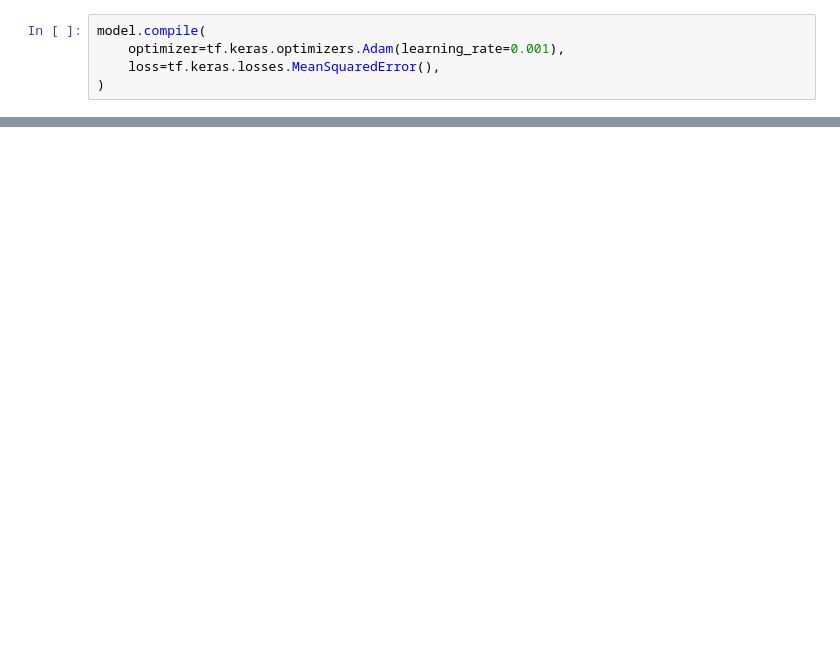
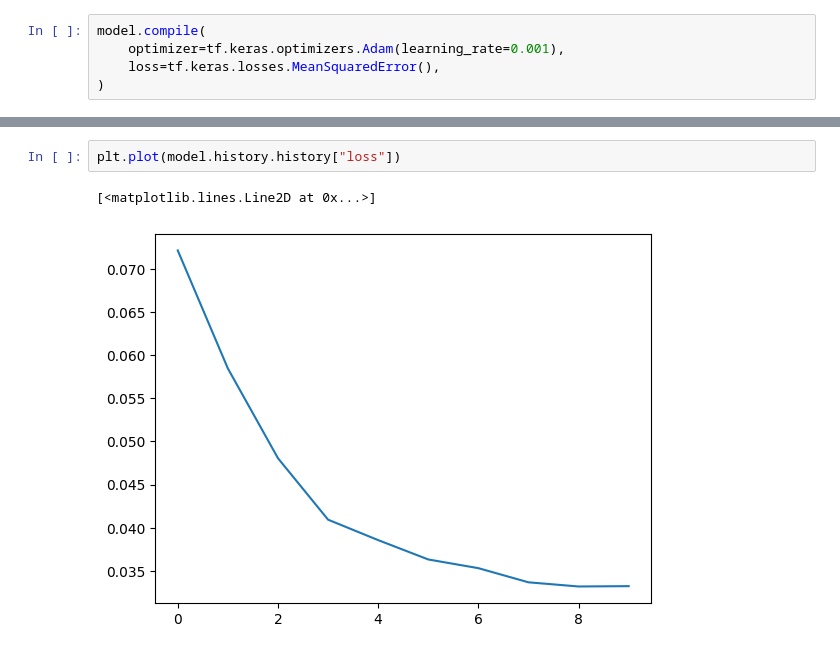
Before and after one commit to Tremirre/cv-image-inpainting, a Jupyter notebook: notebooks/data_pipeline_preview.ipynb, the cells around one changed output, grey strips where cells are left out. Drawn from its saved outputs; the diff is of its cells as text; blank space fills up the shorter version.

```diff
--- a/notebooks/data_pipeline_preview.ipynb
+++ b/notebooks/data_pipeline_preview.ipynb
@@ -103,4 +117,9 @@ Epoch 10/10
 <keras.callbacks.History at 0x...>
+# %%
+plt.plot(model.history.history["loss"])
+# %% [output]
+[<matplotlib.lines.Line2D at 0x...>]
+[figure, added]
 # %%
 def recast_to_image(tensor: tf.Tensor) -> np.ndarray:
     return tf.cast(tensor * 255, tf.uint8).numpy()
```
Also changed, not shown: parts of 6 cells of this notebook, 1 other file.
